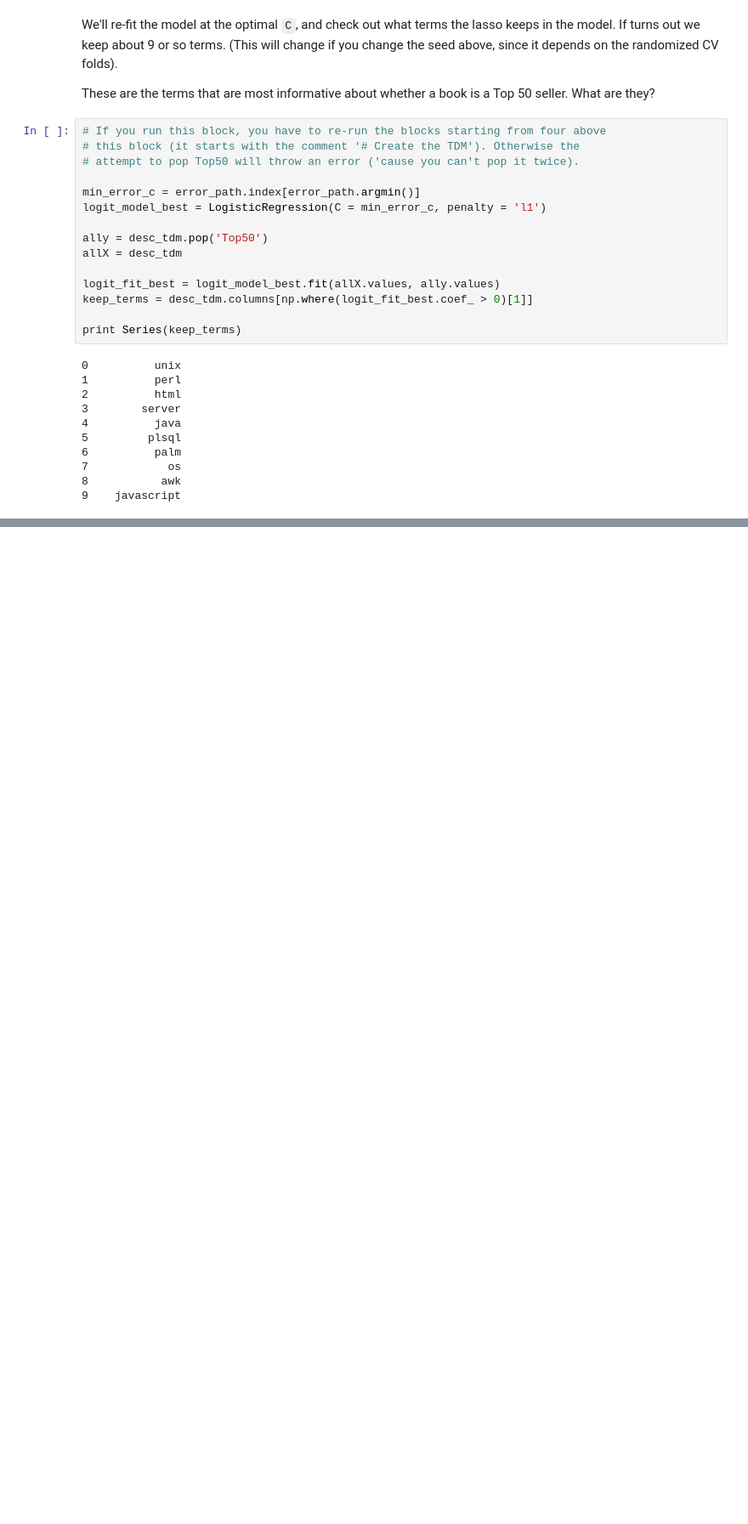
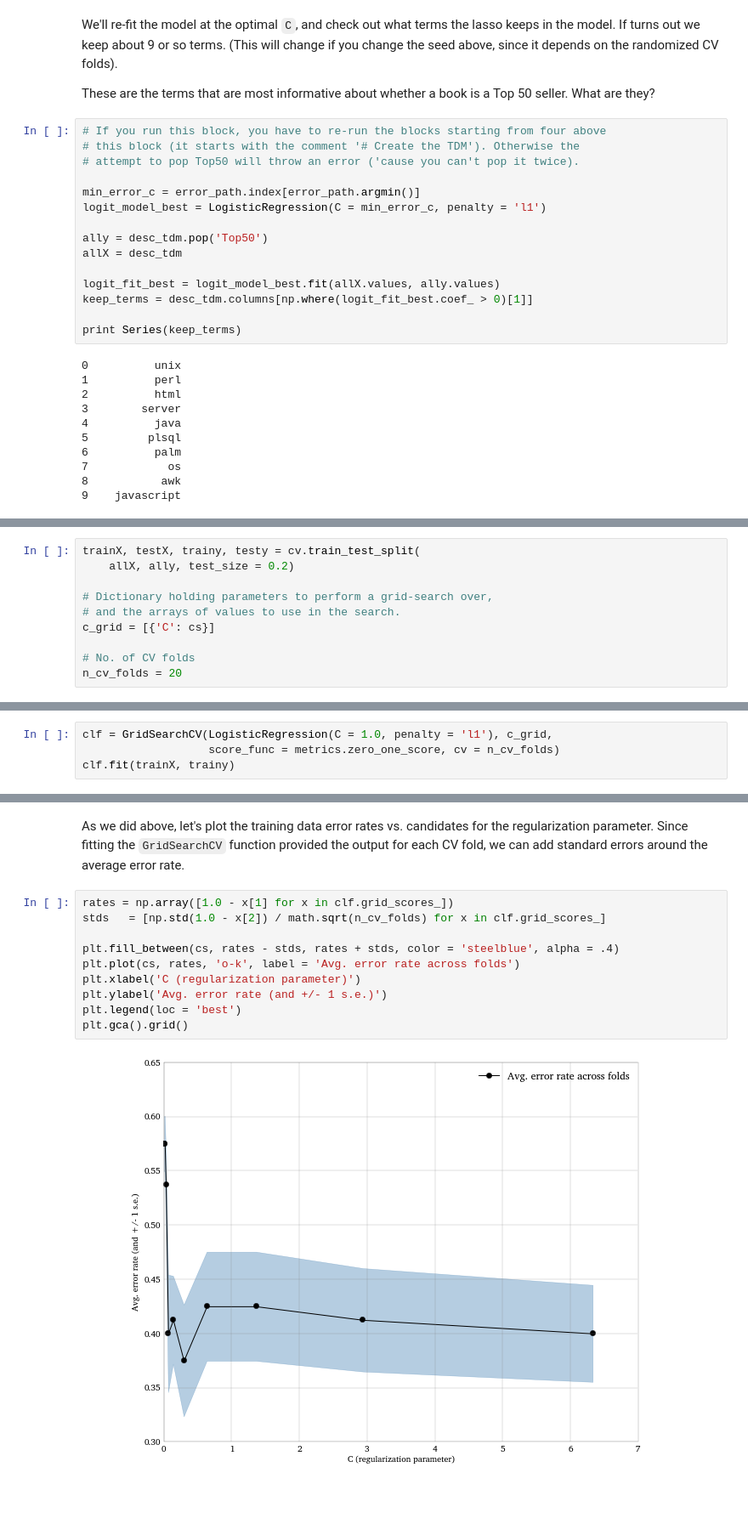
Before and after one commit to carljv/Will_it_Python, a Jupyter notebook: MLFH/ch6/ch6.ipynb, the cells around one changed output, grey strips where cells are left out. Shown at 85% size. Saved outputs shown, nothing was run; the diff lists cells and outputs as text; blank space fills up the shorter version.

```diff
--- a/MLFH/ch6/ch6.ipynb
+++ b/MLFH/ch6/ch6.ipynb
@@ -406,0 +398,10 @@ print Series(keep_terms)
+# %%
+trainX, testX, trainy, testy = cv.train_test_split(
+    allX, ally, test_size = 0.2)
+
+# Dictionary holding parameters to perform a grid-search over,
+# and the arrays of values to use in the search.
+c_grid = [{'C': cs}]
+
+# No. of CV folds
+n_cv_folds = 20
@@ -406,0 +410,4 @@ print Series(keep_terms)
+# %%
+clf = GridSearchCV(LogisticRegression(C = 1.0, penalty = 'l1'), c_grid,
+                   score_func = metrics.zero_one_score, cv = n_cv_folds)
+clf.fit(trainX, trainy)
@@ -406,0 +431,14 @@ print Series(keep_terms)
+# %% [markdown]
+As we did above, let's plot the training data error rates vs. candidates for the regularization parameter.  Since fitting the `GridSearchCV` function provided the output for each CV fold, we can add standard errors around the average error rate.
+# %%
+rates = np.array([1.0 - x[1] for x in clf.grid_scores_])
+stds   = [np.std(1.0 - x[2]) / math.sqrt(n_cv_folds) for x in clf.grid_scores_]
+
+plt.fill_between(cs, rates - stds, rates + stds, color = 'steelblue', alpha = .4)
+plt.plot(cs, rates, 'o-k', label = 'Avg. error rate across folds')
+plt.xlabel('C (regularization parameter)')
+plt.ylabel('Avg. error rate (and +/- 1 s.e.)')
+plt.legend(loc = 'best')
+plt.gca().grid()
+# %% [output]
+[figure, added]
```
Also changed, not shown: parts of 21 cells of this notebook.
